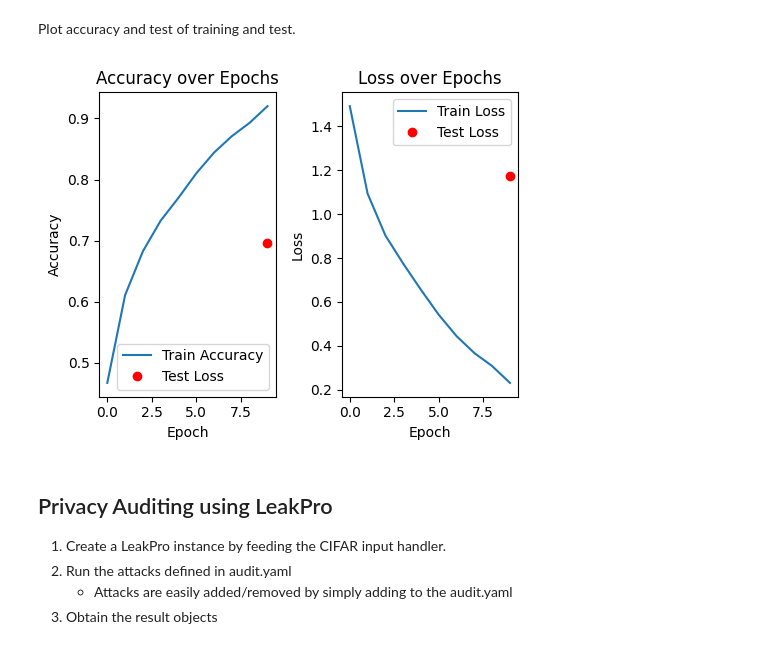
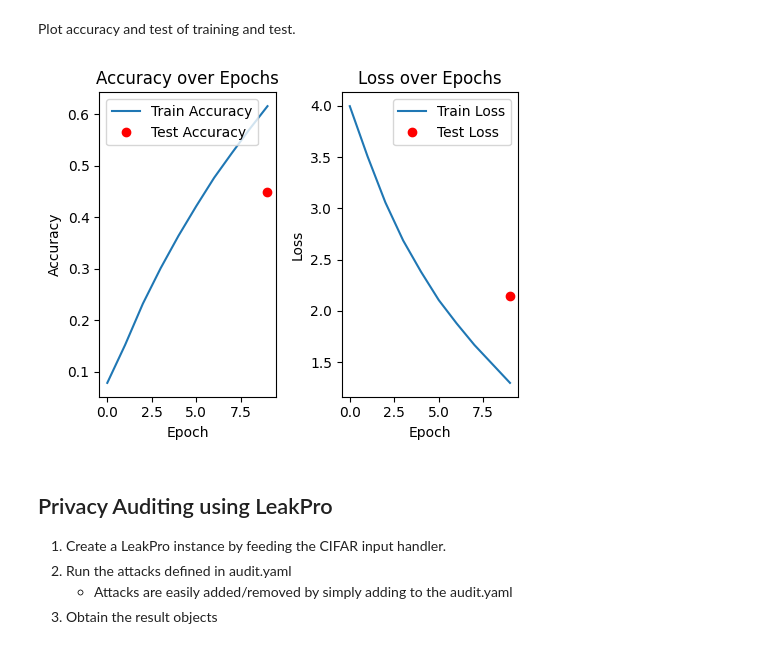
Before and after one commit to aidotse/LeakPro, a Jupyter notebook: examples/mia/cifar/cifar_main.ipynb, the cells around one changed output. Cells and saved outputs as stored; diff of their text form; code cells hidden in the pictures.

```diff
--- a/examples/mia/cifar/cifar_main.ipynb
+++ b/examples/mia/cifar/cifar_main.ipynb
@@ -103,7 +103,7 @@ After training, we call LeakPro to create metadata that will be used during audi
 # %%
 from torch import save, optim, nn
 from cifar_handler import CifarInputHandler
-from target_model_class import ResNet18
+from target_model_class import ResNet18, WideResNet
 
 # Train the model
 if not os.path.exists("target"):
@@ -116,7 +116,8 @@ else:
     raise ValueError("Invalid dataset name")
 
 # Create instance of target model
-model = ResNet18(num_classes = num_classes)
+#model = ResNet18(num_classes = num_classes)
+model =  WideResNet(depth=28, num_classes=num_classes, widen_factor=2)
 
 # Read out the relevant parameters for training
 lr = train_config["train"]["learning_rate"]
@@ -162,35 +163,35 @@ Plot accuracy and test of training and test.
 # %%
 import matplotlib.pyplot as plt
 
 train_acc = train_result.metrics.extra["accuracy_history"]
 train_loss = train_result.metrics.extra["loss_history"]
 test_acc = test_result.accuracy
 test_loss = test_result.loss
 
 # Plot training and test accuracy
 plt.figure(figsize=(5, 4))
 
 plt.subplot(1, 2, 1)
 plt.plot(train_acc, label='Train Accuracy')
-plt.plot(len(train_loss)-1, test_acc, 'ro', label='Test Loss')
+plt.plot(len(train_loss)-1, test_acc, 'ro', label='Test Accuracy')
 plt.xlabel('Epoch')
 plt.ylabel('Accuracy')
 plt.title('Accuracy over Epochs')
 plt.legend()
 
 # Plot training and test loss
 plt.subplot(1, 2, 2)
 plt.plot(train_loss, label='Train Loss')
 plt.plot(len(train_loss)-1, test_loss, 'ro', label='Test Loss')
 plt.xlabel('Epoch')
 plt.ylabel('Loss')
 plt.title('Loss over Epochs')
 plt.legend()
 
 plt.tight_layout()
 plt.show()
 # %% [output]
-[figure, old version]
+[figure, new version]
 # %% [markdown]
 ## Privacy Auditing using LeakPro
 
```
Also changed, not shown: parts of 2 cells of this notebook, 5 other files.
